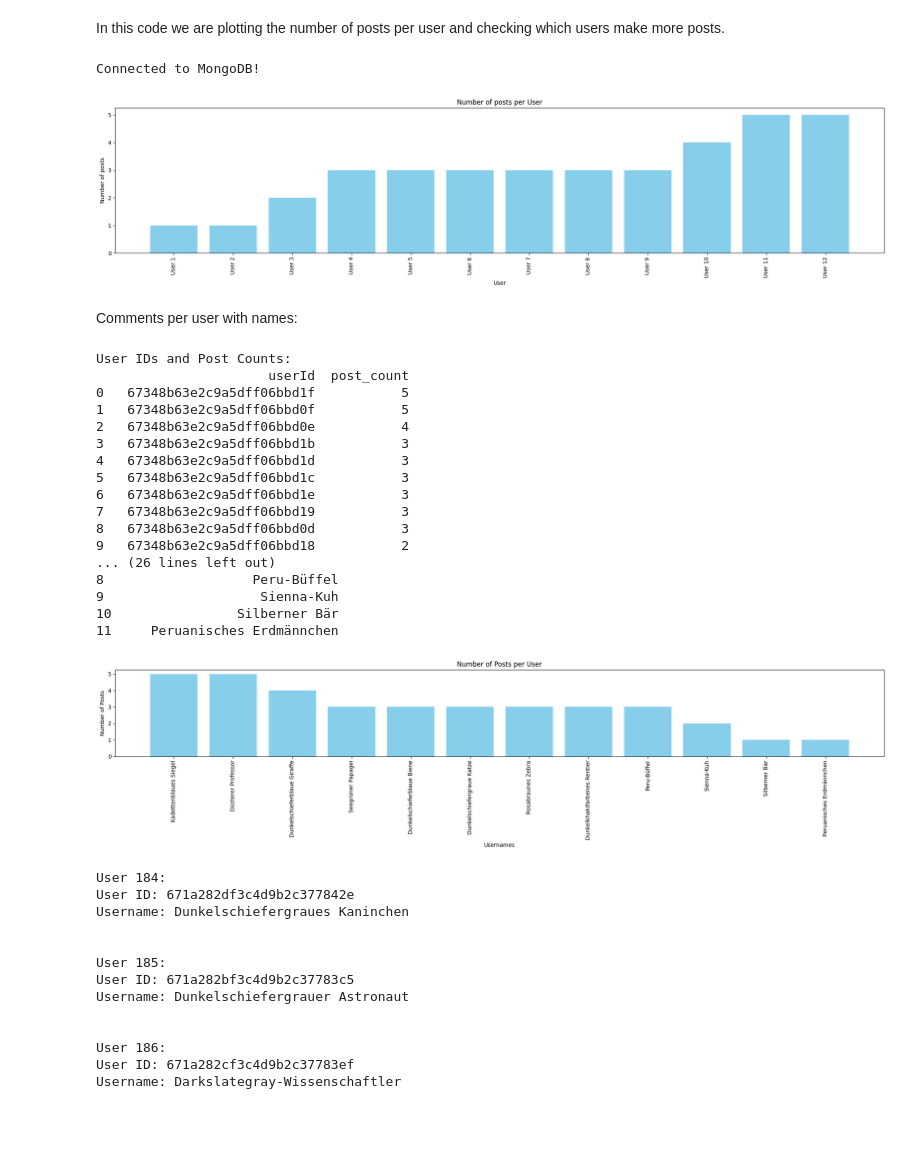
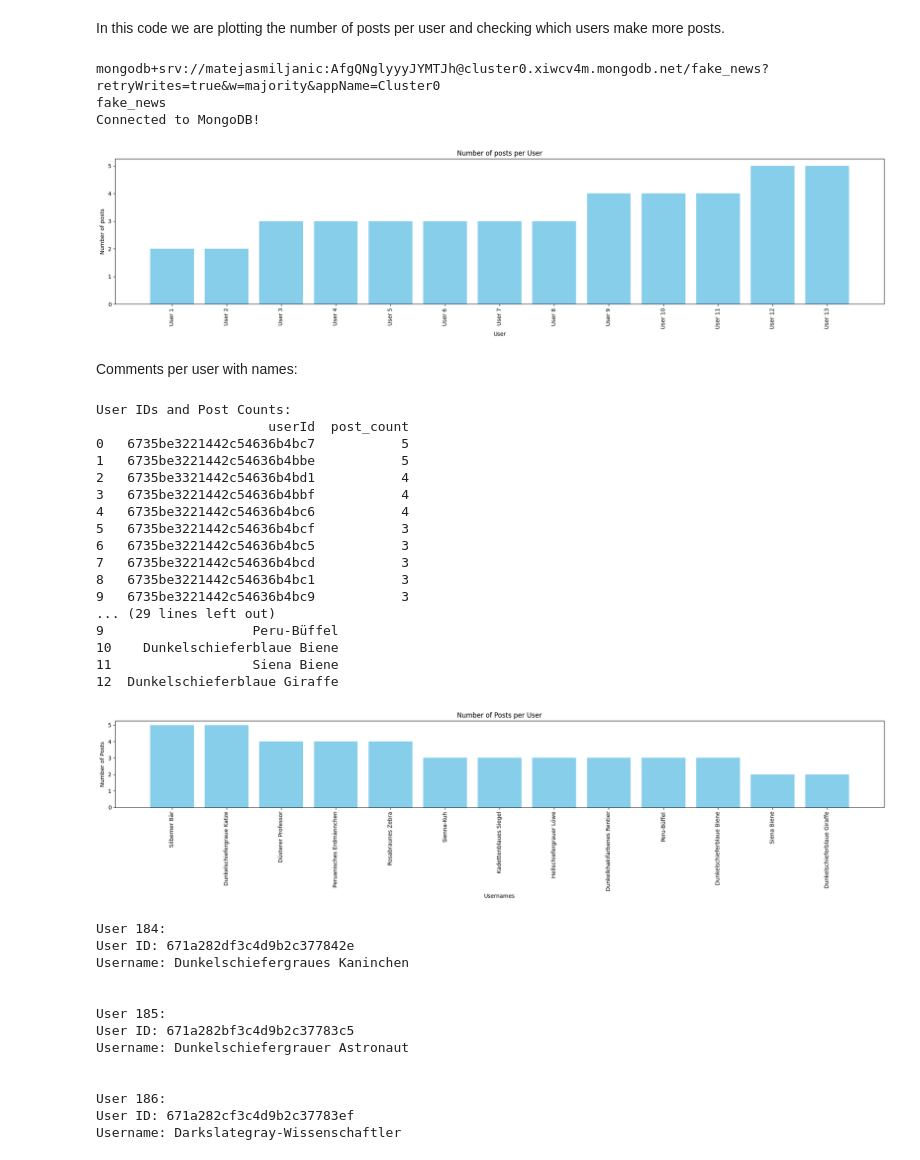
Before and after one commit to TheBigSM/TWON_Simulations, a Jupyter notebook: Notebooks/Notebooks/posts per user.ipynb, the cells around one changed output. Drawn from its saved outputs; the diff is of its cells as text; code cells hidden in the pictures; blank space fills up the shorter version.

```diff
--- a/Notebooks/Notebooks/posts per user.ipynb
+++ b/Notebooks/Notebooks/posts per user.ipynb
@@ -6,9 +6,15 @@ import matplotlib.pyplot as plt
 from pymongo import MongoClient
 from bson import ObjectId  # Import ObjectId to handle ObjectIds
 import os
+from dotenv import load_dotenv
+load_dotenv()
 # Connect to the MongoDB database
-client = MongoClient(os.getenv('DB_URL'))
-db = client["real_news"]
+db_url = os.getenv('DB_URL')
+print(db_url)
+client = MongoClient(db_url)
+db_n=os.getenv('db_name')
+print(db_n)
+db = client[db_n]
 
 try:
     # Test the connection
@@ -32,34 +38,36 @@ for index, post in posts.iterrows():  # Using .iterrows() to iterate row-wise
     if userId:
         if userId in user_post_count:
             user_post_count[userId] += 1
         else:
             user_post_count[userId] = 1
 
 # Convert to DataFrame for easier plotting
 df = pd.DataFrame(list(user_post_count.items()), columns=['userId', 'post_count'])
 
 # Optional: Sort users by the number of posts
 df = df.sort_values(by='post_count').reset_index(drop=True)
 
 # Create a new column with labels "User 1", "User 2", etc.
 df['user_label'] = ['User ' + str(i + 1) for i in range(len(df))]
 
 # Plotting
 plt.figure(figsize=(20, 5))  # Set the size of the plot
 plt.bar(df['user_label'], df['post_count'], color='skyblue')  # Create a bar chart
 
 # Adding labels and title
 plt.xlabel('User')
 plt.ylabel('Number of posts')
 plt.title('Number of posts per User')
 plt.xticks(rotation=90)  # Rotate user labels for better readability if necessary
 
 # Show the plot
 plt.tight_layout()
 plt.show()
 # %% [output]
+mongodb+srv://matejasmiljanic:AfgQNglyyyJYMTJh@cluster0.xiwcv4m.mongodb.net/fake_news?retryWrites=true&w=majority&appName=Cluster0
+fake_news
 Connected to MongoDB!
-[figure, old version]
+[figure, new version]
 # %% [markdown]
 Comments per user with names:
 # %%
@@ -116,22 +124,22 @@ plt.show()
 # %% [output]
 User IDs and Post Counts:
                       userId  post_count
-0   67348b63e2c9a5dff06bbd1f           5
-1   67348b63e2c9a5dff06bbd0f           5
-2   67348b63e2c9a5dff06bbd0e           4
-3   67348b63e2c9a5dff06bbd1b           3
-4   67348b63e2c9a5dff06bbd1d           3
-5   67348b63e2c9a5dff06bbd1c           3
-6   67348b63e2c9a5dff06bbd1e           3
-7   67348b63e2c9a5dff06bbd19           3
-8   67348b63e2c9a5dff06bbd0d           3
-9   67348b63e2c9a5dff06bbd18           2
-... (26 lines left out)
-8                   Peru-Büffel
-9                    Sienna-Kuh
-10                Silberner Bär
-11     Peruanisches Erdmännchen
+0   6735be3221442c54636b4bc7           5
+1   6735be3221442c54636b4bbe           5
+2   6735be3321442c54636b4bd1           4
+3   6735be3221442c54636b4bbf           4
+4   6735be3221442c54636b4bc6           4
+5   6735be3221442c54636b4bcf           3
+6   6735be3221442c54636b4bc5           3
+7   6735be3221442c54636b4bcd           3
+8   6735be3221442c54636b4bc1           3
+9   6735be3221442c54636b4bc9           3
+... (29 lines left out)
+9                   Peru-Büffel
+10    Dunkelschieferblaue Biene
+11                  Siena Biene
+12  Dunkelschieferblaue Giraffe
-[figure, old version]
+[figure, new version]
 # %%
 # Filter to get the exact users by their labels instead of relying on index
 target_users = df[df['user_label'].isin(['User 184', 'User 185', 'User 186'])]
```
Also changed, not shown: 5 other files.
